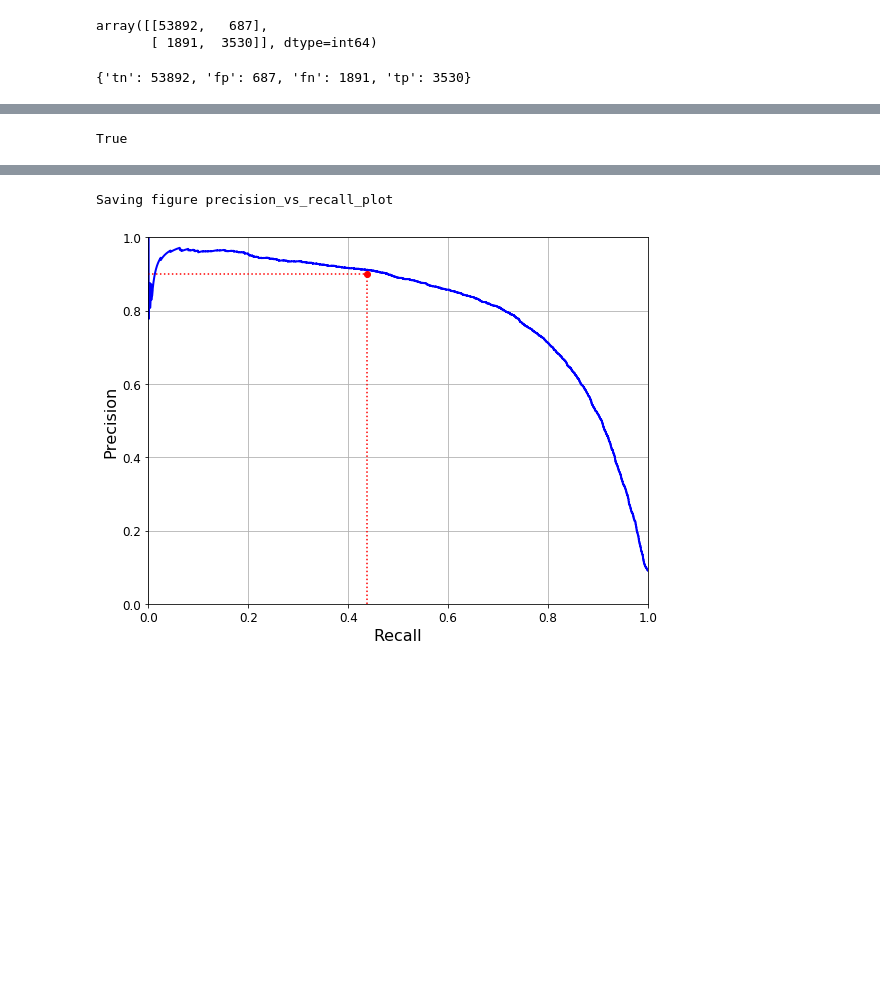
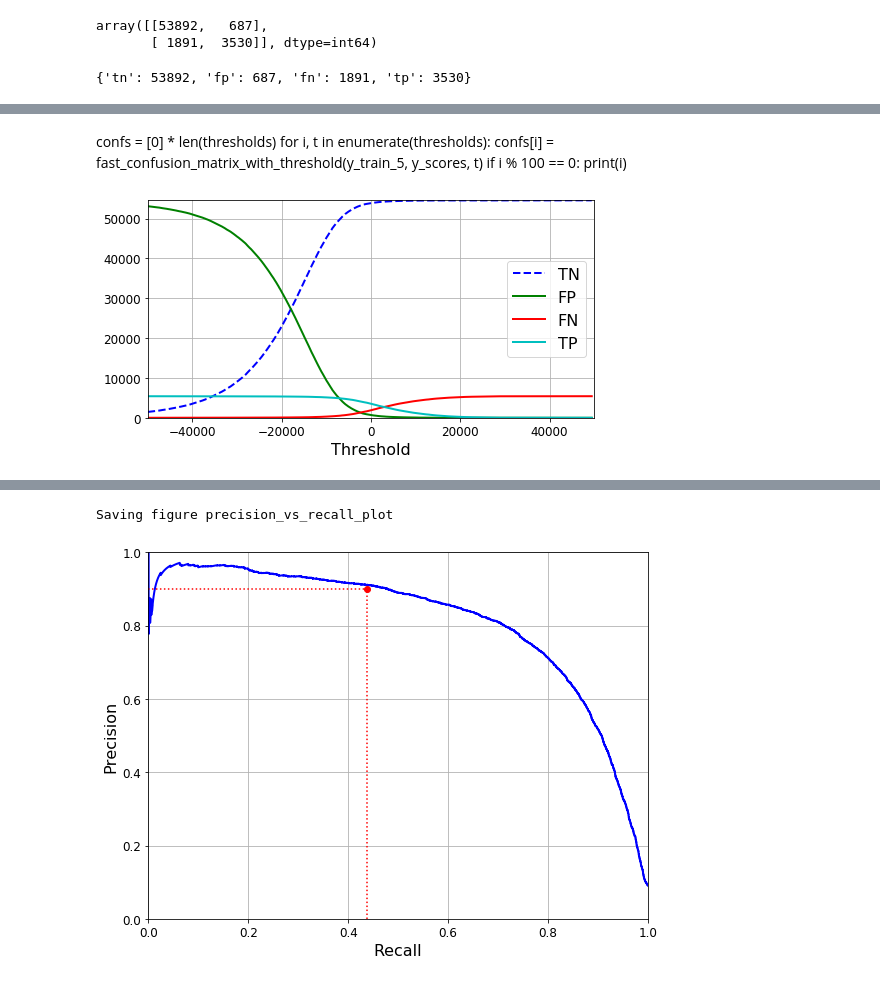
Before and after one commit to notyetend/handson-ml2, a Jupyter notebook: 03_classification.ipynb, the cells around one changed output, grey strips where cells are left out. Saved outputs shown, nothing was run; the diff lists cells and outputs as text; code cells hidden in the pictures; blank space fills up the shorter version.

```diff
--- a/03_classification.ipynb
+++ b/03_classification.ipynb
@@ -437,5 +436,6 @@ confs
-# %%
-# y_scores는 결정면(decision plane)과의 +- 거리이다.
-(y_train_pred == (y_scores > 0)).all()
-# %% [output]
-True
+# %% [markdown]
+confs = [0] * len(thresholds)
+for i, t in enumerate(thresholds):
+    confs[i] = fast_confusion_matrix_with_threshold(y_train_5, y_scores, t)
+    if i % 100 == 0:
+        print(i)
@@ -441,0 +444,5 @@ True
+# %%
+import pandas as pd
+
+df_confs = pd.DataFrame(confs)
+df_confs.columns
@@ -441,0 +451,19 @@ True
+# %%
+def plot_confusions(tns, fps, fns, tps, thresholds):
+    plt.plot(thresholds, tns, "b--", label="TN", linewidth=2)
+    plt.plot(thresholds, fps, "g-", label="FP", linewidth=2)
+    plt.plot(thresholds, fns, "r-", label="FN", linewidth=2)
+    plt.plot(thresholds, tps, "c-", label="TP", linewidth=2)
+
+    plt.legend(loc="center right", fontsize=16) # Not shown in the book
+    plt.xlabel("Threshold", fontsize=16)        # Not shown
+    plt.grid(True)                              # Not shown
+    plt.axis([-50000, 50000, 0, 54579])             # Not shown
+
+
+
+plt.figure(figsize=(8, 4))                                                                  # Not shown
+plot_confusions(df_confs.tn, df_confs.fp, df_confs.fn, df_confs.tp, thresholds)
+plt.show()
+# %% [output]
+[figure, added]
```
Also changed, not shown: parts of 18 cells of this notebook, 2 other files.
